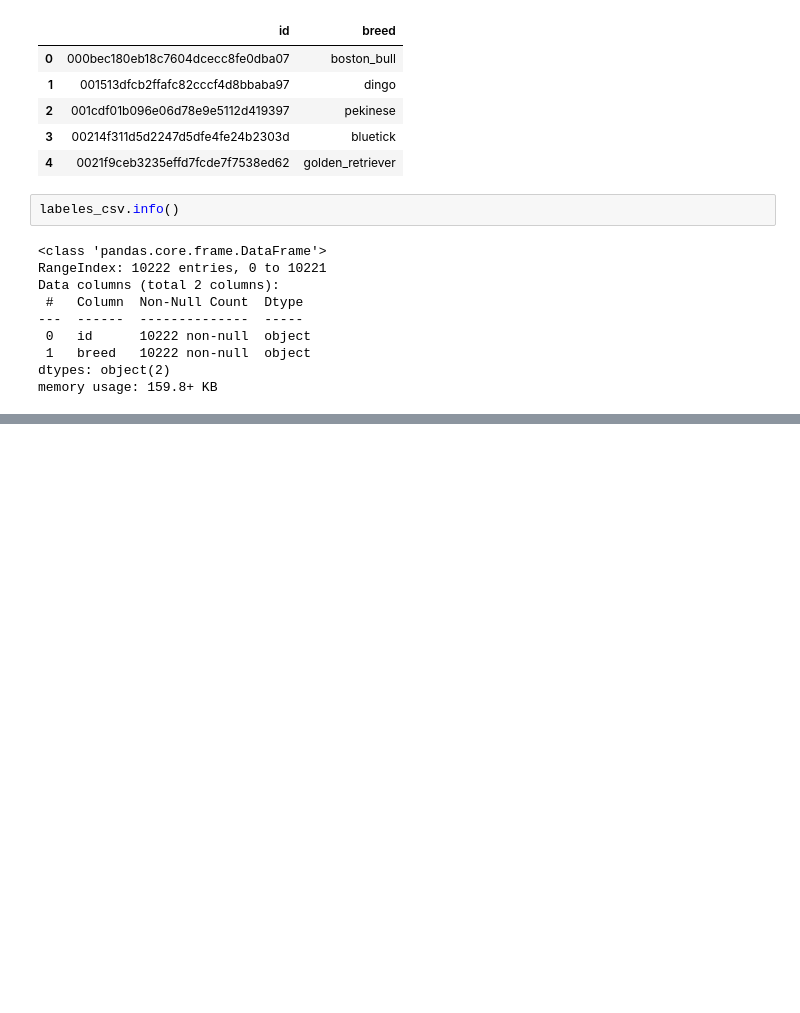
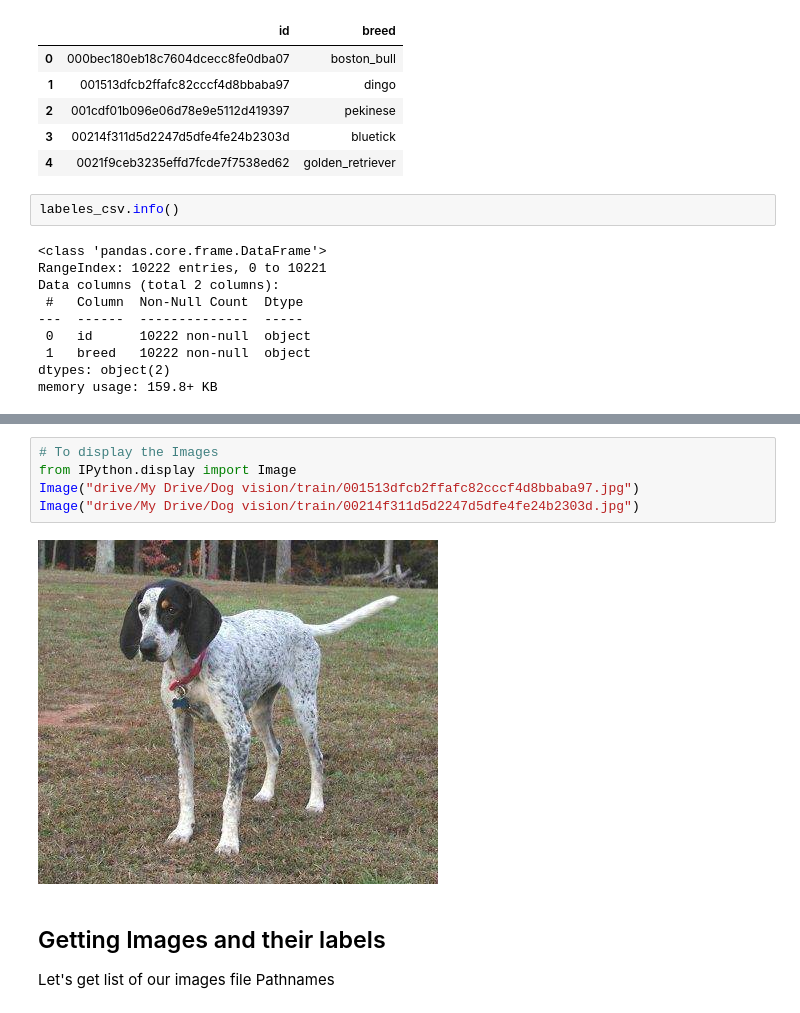
Before and after one commit to prachi-khandelwal/Dog-Vision-MultiClassification-Project, a Jupyter notebook: end_to_end_dog_vision.ipynb, the cells around one changed output, grey strips where cells are left out. Drawn from its saved outputs; the diff is of its cells as text; blank space fills up the shorter version.

```diff
--- a/end_to_end_dog_vision.ipynb
+++ b/end_to_end_dog_vision.ipynb
@@ -117,0 +136,10 @@ ax = labeles_csv["breed"].value_counts().plot.bar(figsize=(20,10));
+# %%
+# To display the Images
+from IPython.display import Image
+Image("drive/My Drive/Dog vision/train/001513dfcb2ffafc82cccf4d8bbaba97.jpg")
+Image("drive/My Drive/Dog vision/train/00214f311d5d2247d5dfe4fe24b2303d.jpg")
+# %% [output]
+[figure, added]
+# %% [markdown]
+## Getting Images and their labels
+Let's get list of our images file Pathnames
```
Also changed, not shown: parts of 6 cells of this notebook.
